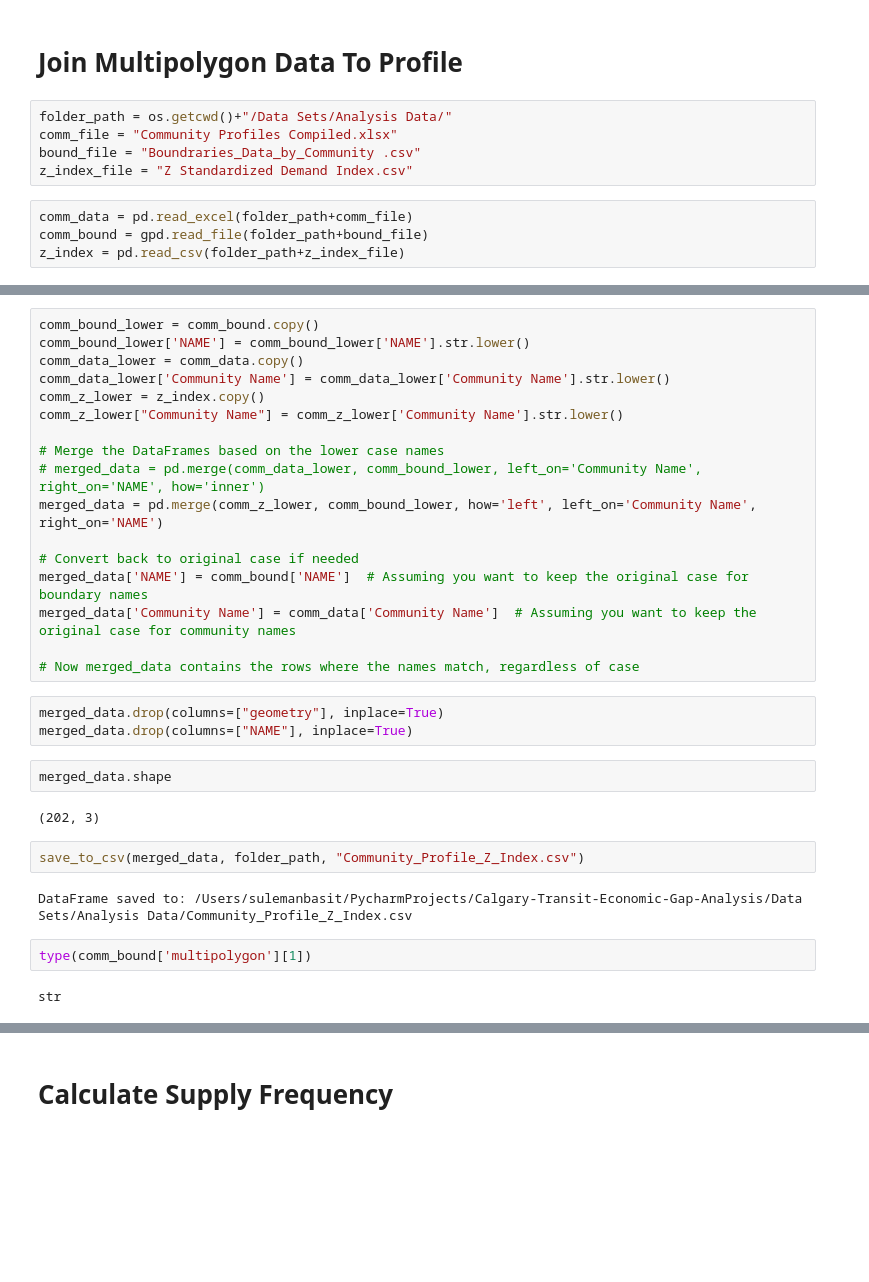
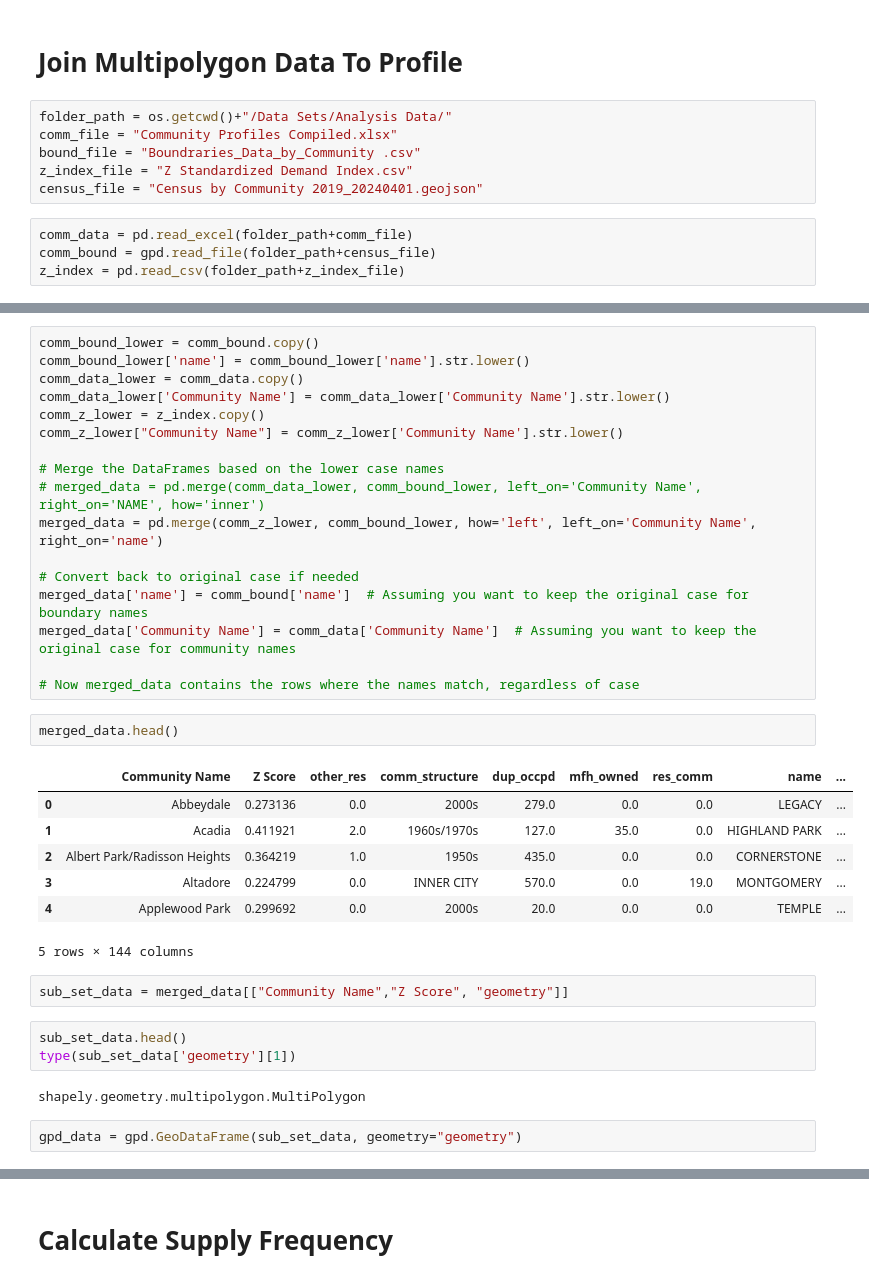
Before and after one commit to sulemanbasit/Calgary-Transit-Economic-Gap-Analysis, a Jupyter notebook: ctga.ipynb, the cells around one changed output, grey strips where cells are left out. Saved outputs shown, nothing was run; the diff lists cells and outputs as text; blank space fills up the shorter version.

```diff
--- a/ctga.ipynb
+++ b/ctga.ipynb
@@ -296,7 +279,8 @@ folder_path = os.getcwd()+"/Data Sets/Analysis Data/"
 comm_file = "Community Profiles Compiled.xlsx"
 bound_file = "Boundraries_Data_by_Community .csv"
 z_index_file = "Z Standardized Demand Index.csv"
+census_file = "Census by Community 2019_20240401.geojson"
 # %%
 comm_data = pd.read_excel(folder_path+comm_file)
-comm_bound = gpd.read_file(folder_path+bound_file)
+comm_bound = gpd.read_file(folder_path+census_file)
 z_index = pd.read_csv(folder_path+z_index_file)
@@ -303,6 +296,6 @@ z_index = pd.read_csv(folder_path+z_index_file)
 # %%
 comm_bound_lower = comm_bound.copy()
-comm_bound_lower['NAME'] = comm_bound_lower['NAME'].str.lower()
+comm_bound_lower['name'] = comm_bound_lower['name'].str.lower()
 comm_data_lower = comm_data.copy()
 comm_data_lower['Community Name'] = comm_data_lower['Community Name'].str.lower()
 comm_z_lower = z_index.copy()
@@ -310,25 +303,29 @@ comm_z_lower["Community Name"] = comm_z_lower['Community Name'].str.lower()
 
 # Merge the DataFrames based on the lower case names
 # merged_data = pd.merge(comm_data_lower, comm_bound_lower, left_on='Community Name', right_on='NAME', how='inner')
-merged_data = pd.merge(comm_z_lower, comm_bound_lower, how='left', left_on='Community Name', right_on='NAME')
+merged_data = pd.merge(comm_z_lower, comm_bound_lower, how='left', left_on='Community Name', right_on='name')
 
 # Convert back to original case if needed
-merged_data['NAME'] = comm_bound['NAME']  # Assuming you want to keep the original case for boundary names
+merged_data['name'] = comm_bound['name']  # Assuming you want to keep the original case for boundary names
 merged_data['Community Name'] = comm_data['Community Name']  # Assuming you want to keep the original case for community names
 
 # Now merged_data contains the rows where the names match, regardless of case
-# %%
-merged_data.drop(columns=["geometry"], inplace=True)
-merged_data.drop(columns=["NAME"], inplace=True)
 # %%
-merged_data.shape
+merged_data.head()
 # %% [output]
+|  | Community Name | Z Score | other_res | comm_structure | dup_occpd | mfh_owned | res_comm | name | ... |
+| 0 | Abbeydale | 0.273136 | 0.0 | 2000s | 279.0 | 0.0 | 0.0 | LEGACY | ... |
+| 1 | Acadia | 0.411921 | 2.0 | 1960s/1970s | 127.0 | 35.0 | 0.0 | HIGHLAND PARK | ... |
+| 2 | Albert Park/Radisson Heights | 0.364219 | 1.0 | 1950s | 435.0 | 0.0 | 0.0 | CORNERSTONE | ... |
+| 3 | Altadore | 0.224799 | 0.0 | INNER CITY | 570.0 | 0.0 | 19.0 | MONTGOMERY | ... |
+| 4 | Applewood Park | 0.299692 | 0.0 | 2000s | 20.0 | 0.0 | 0.0 | TEMPLE | ... |
-(202, 3)
+5 rows × 144 columns
-# %%
-save_to_csv(merged_data, folder_path, "Community_Profile_Z_Index.csv")
-# %% [output]
-DataFrame saved to: /Users/sulemanbasit/PycharmProjects/Calgary-Transit-Economic-Gap-Analysis/Data Sets/Analysis Data/Community_Profile_Z_Index.csv
-# %%
-type(comm_bound['multipolygon'][1])
-# %% [output]
-str
+# %%
+sub_set_data = merged_data[["Community Name","Z Score", "geometry"]]
+# %%
+sub_set_data.head()
+type(sub_set_data['geometry'][1])
+# %% [output]
+shapely.geometry.multipolygon.MultiPolygon
+# %%
+gpd_data = gpd.GeoDataFrame(sub_set_data, geometry="geometry")
```
Also changed, not shown: parts of 7 cells of this notebook, 15 other files.
